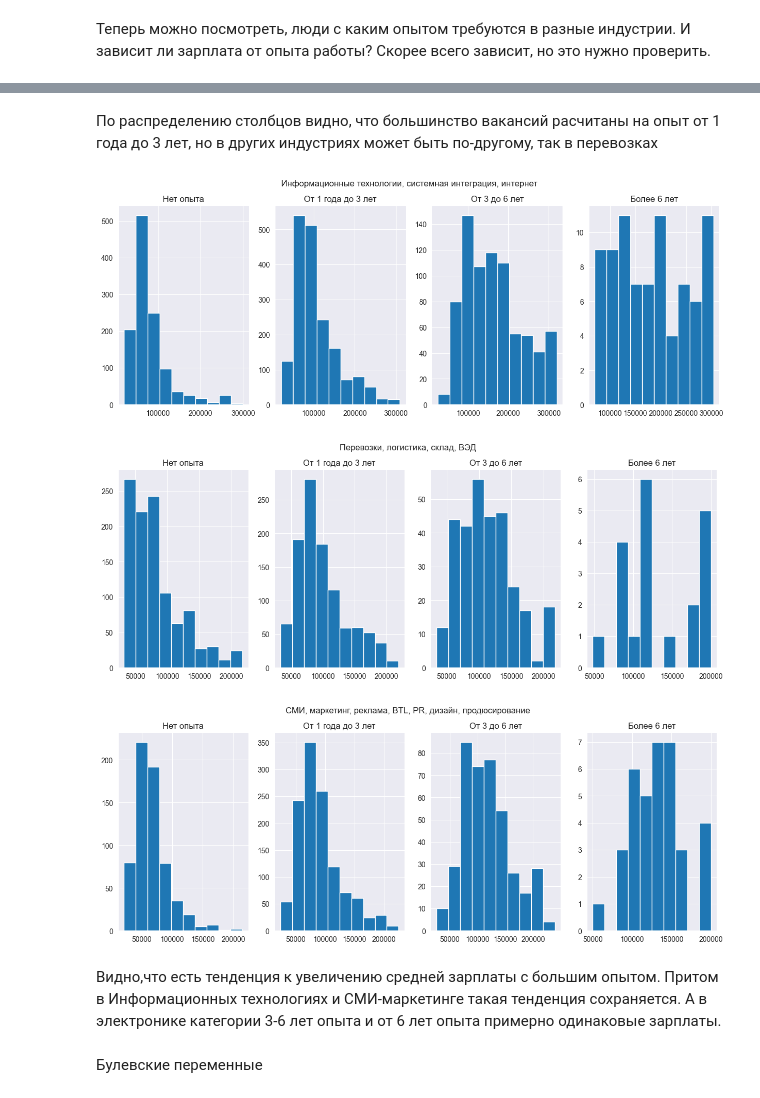
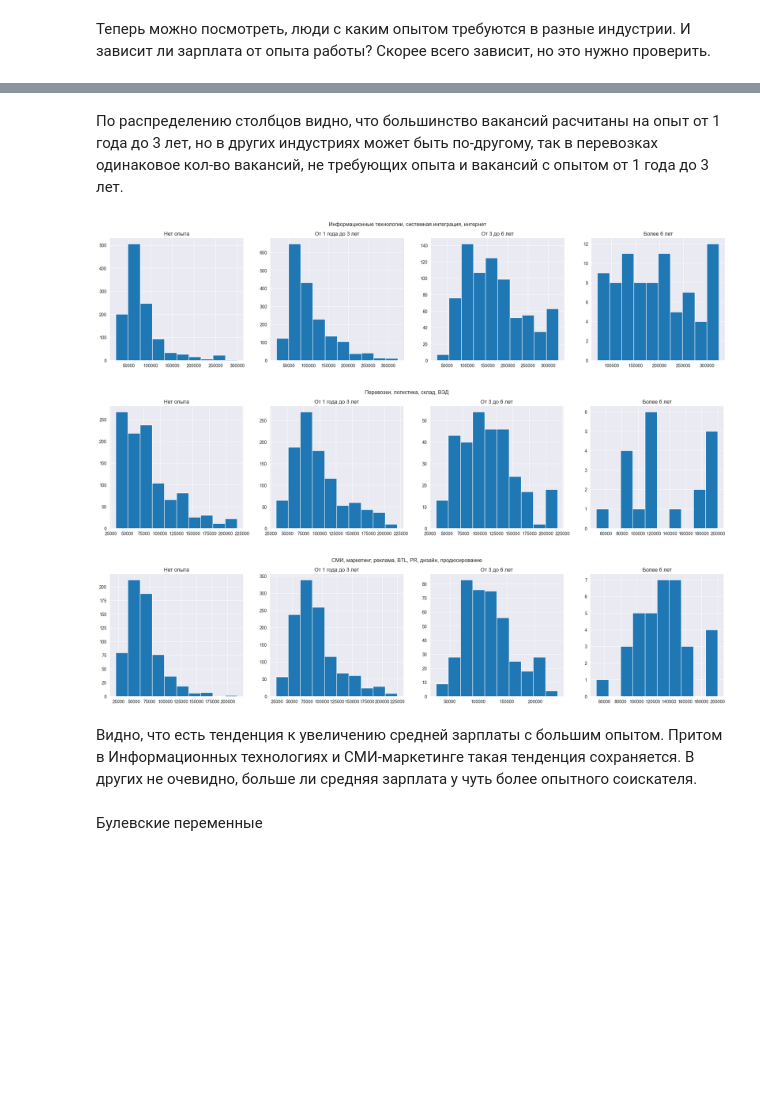
Before and after one commit to msaltovsky/hh_ru_vacancies_analysis, a Jupyter notebook: hh_vacancies_analyzis.ipynb, the cells around one changed output, grey strips where cells are left out. Saved outputs shown, nothing was run; the diff lists cells and outputs as text; code cells hidden in the pictures; blank space fills up the shorter version.

```diff
--- a/hh_vacancies_analyzis.ipynb
+++ b/hh_vacancies_analyzis.ipynb
@@ -72,25 +96,14 @@ datasets[0].head()
 # упрощение столбцов и сохранение атомарных признаков
 for dataset in datasets:
     dataset["salary"] = dataset["salary"].apply(preprocess.get_net_salary)
-    dataset["schedule"] = dataset["schedule"].apply(lambda x: x["name"])
-    dataset["experience"] = dataset["experience"].apply(lambda x: x["name"])
-    dataset["employment"] = dataset["employment"].apply(lambda x: x["name"])
-    dataset["employer"] = dataset["employer"].apply(lambda x: x["trusted"])
-    dataset.rename(columns={"employer": "trusted_employer"}, inplace=True)
     dataset["industry"] = dataset["industry"].apply(lambda x: x[9:-6])
 # %%
 # считывание станций метро в Москве
 stations = np.load("src_files/stations.npy")
 # %%
-# получение признаков из адреса: долгота, широта, количество ближайших станций и расстояние до ближайшей станции.
+# получение признаков из геопозиции: количество ближайших станций и расстояние до ближайшей станции.
 for dataset in datasets:
-    dataset[["stations_within_km", "distance_to_the_nearest(m)"]] = dataset["address"].apply(lambda x: pd.Series(preprocess.get_stations_count_and_distance_to_nearest(x, stations)))
-    dataset[["lat", "lon"]] = dataset["address"].apply(lambda x: pd.Series((x["lat"], x["lng"]) if x is not None else (None, None)))
+    dataset[["stations_within_km", "distance_to_the_nearest(m)"]] = dataset[["lat", "lon"]].apply(lambda row: pd.Series(preprocess.get_stations_count_and_distance_to_nearest(row, stations)), axis=1)
-# %%
-# удаление адреса и профессиональных ролей, так как они теперь избыточны.
-for dataset in datasets:
-    dataset.drop(columns=["address"], inplace=True)
-    dataset.drop(columns=["professional_roles"], inplace=True)
 # %%
 datasets[0].head()
 # %% [output]
@@ -308,30 +325,6 @@ AO
 ЗелАО                3
 Name: count, dtype: int64
 # %%
-for dataset in dataset_without_outliers:
-    adm_districts_avg_salaries = {
-    "ЦАО": 0,
-    "ЮАО": 0,
-    "ЮВАО": 0,
-    "САО": 0,
-    "ЗАО": 0,
-    "СВАО": 0,
-    "ВАО": 0,
-    "Новомосковский": 0,
-    "ЮЗАО": 0,
-    "СЗАО": 0,
-    "ЗелАО": 0,
-    "Троицкий": 0,
-    "Не в Москве": 0
-    }
-    for ao in adm_districts_avg_salaries.keys():
-        adm_districts_avg_salaries[ao] = dataset.loc[dataset["AO"] == ao, "salary"].mean()
-    df_to_salary = mo_gdf[["ABBREV_AO", "geometry"]]
-    df_to_salary["avg_salary"] = pd.Series(df_to_salary["ABBREV_AO"].apply(lambda x: adm_districts_avg_salaries[x]))
-    salaries = df_to_salary.to_crs(epsg='3857') #непосредственно преобразование проекции
-    salaries.plot(column = 'avg_salary', linewidth=0.5, cmap='plasma', legend=True, figsize=[15,15])
-    plt.title(dataset["industry"][0])
-    plt.xticks([])
-    plt.yticks([])
-    plt.show()
+# визуализируем средние указанные зарплаты в вакансиях в административных районах Москвы
+visualization.visualize_avg_salary_in_moscow(dataset_without_outliers, mo_gdf)
 # %% [output]
@@ -376,19 +369,19 @@ for dataset in dataset_without_outliers:
 # %% [markdown]
-По распределению столбцов видно, что большинство вакансий расчитаны на опыт от 1 года до 3 лет, но в других индустриях может быть по-другому, так в перевозках
+По распределению столбцов видно, что большинство вакансий расчитаны на опыт от 1 года до 3 лет, но в других индустриях может быть по-другому, так в перевозках одинаковое кол-во вакансий, не требующих опыта и вакансий с опытом от 1 года до 3 лет.
 # %%
 for dataset in dataset_without_outliers:
-    _, fig = plt.subplots(ncols=4, figsize=[15,5])
+    _, fig = plt.subplots(ncols=4, figsize=[25,5])
     for i, exp in enumerate(["Нет опыта", "От 1 года до 3 лет", "От 3 до 6 лет", "Более 6 лет"]):
         fig[i].hist(dataset.loc[dataset["experience"]==exp, "salary"], label=exp)
         fig[i].set_title(exp)
     plt.suptitle(dataset["industry"][0])
     plt.show()
 # %% [output]
-[figure, old version]
+[figure, new version]
-[figure, old version]
+[figure, new version]
-[figure, old version]
+[figure, new version]
 # %% [markdown]
-Видно,что есть тенденция к увеличению средней зарплаты с большим опытом. Притом в Информационных технологиях и СМИ-маркетинге такая тенденция сохраняется. А в электронике категории 3-6 лет опыта и от 6 лет опыта примерно одинаковые зарплаты.
+Видно, что есть тенденция к увеличению средней зарплаты с большим опытом. Притом в Информационных технологиях и СМИ-маркетинге такая тенденция сохраняется. В других не очевидно, больше ли средняя зарплата у чуть более опытного соискателя.
 # %% [markdown]
 Булевские переменные
 # %%
```
Also changed, not shown: parts of 33 cells of this notebook, 6 other files.
